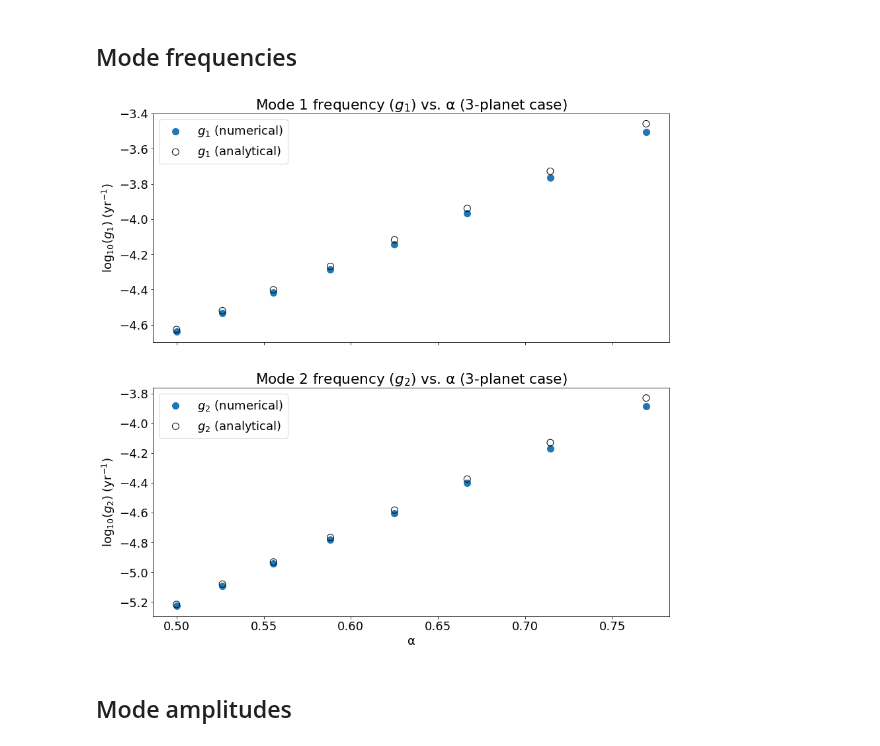
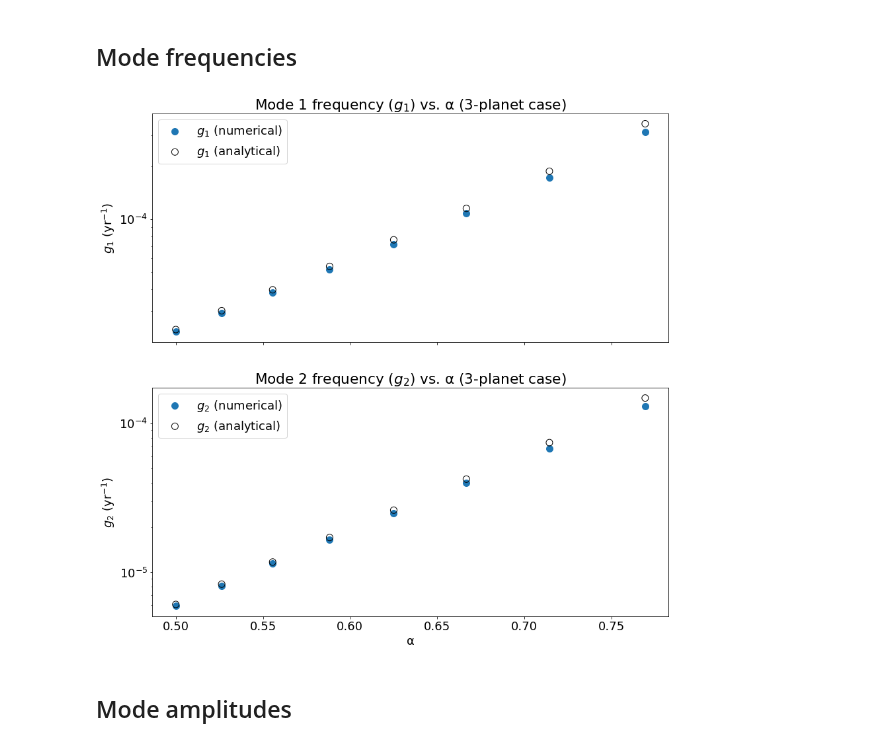
Before and after one commit to Jupiter1994/inc-dynamics, a Jupyter notebook: three_planet/mode_freqs_and_amps_3p.ipynb, the cells around one changed output. Saved outputs shown, nothing was run; the diff lists cells and outputs as text; code cells hidden in the pictures.

```diff
--- a/three_planet/mode_freqs_and_amps_3p.ipynb
+++ b/three_planet/mode_freqs_and_amps_3p.ipynb
@@ -74,31 +74,36 @@ v2_an = np.asarray([[1.375696,1.40065649,1.43303642,1.475263,
 # %%
 fig, (ax1, ax2) = plt.subplots(2, 1, sharex=True, figsize=(14,14))
 fig.patch.set_facecolor('white')
 
-ax1.scatter(alphas, np.log10(g1_num), s=100, \
-            marker='o', label='$g_1$ (numerical)')
-ax1.scatter(alphas, np.log10(g1_an), s=100, facecolors='none', \
+## g_1
+ax1.scatter(alphas, g1_num, s=100, marker='o', label='$g_1$ (numerical)')
+ax1.scatter(alphas, g1_an, s=100, facecolors='none', \
             edgecolors='black', label='$g_1$ (analytical)')
 
 # ax1.set_xlabel('α')
-ax1.set_ylabel('$\log_{10}$($g_1$) (yr$^{-1}$)')
+ax1.set_ylabel('$g_1$ (yr$^{-1}$)')
+ax1.set_yscale('log')
+
 ax1.set_title('Mode 1 frequency ($g_1$) vs. α (3-planet case)')
 ax1.legend()
 
-ax2.scatter(alphas, np.log10(g2_num), s=100, \
-            marker='o', label='$g_2$ (numerical)')
-ax2.scatter(alphas, np.log10(g2_an), s=100, facecolors='none', \
+## g_2
+ax2.scatter(alphas, g2_num, s=100, marker='o', label='$g_2$ (numerical)')
+ax2.scatter(alphas, g2_an, s=100, facecolors='none', \
             edgecolors='black', label='$g_2$ (analytical)')
+
 ax2.set_xlabel('α')
-ax2.set_ylabel('$\log_{10}$($g_2$) (yr$^{-1}$)')
+ax2.set_ylabel('$g_2$ (yr$^{-1}$)')
+ax2.set_yscale('log')
+
 ax2.set_title('Mode 2 frequency ($g_2$) vs. α (3-planet case)')
 ax2.legend()
 
 fig_path = "Figures/3p_mode_freqs.png"
 plt.savefig(fig_path, bbox_inches='tight')
 plt.show()
 # %% [output]
-[figure, old version]
+[figure, new version]
 # %% [markdown]
 ## Mode amplitudes
 # %% [markdown]
```
Also changed, not shown: 8 other files.
